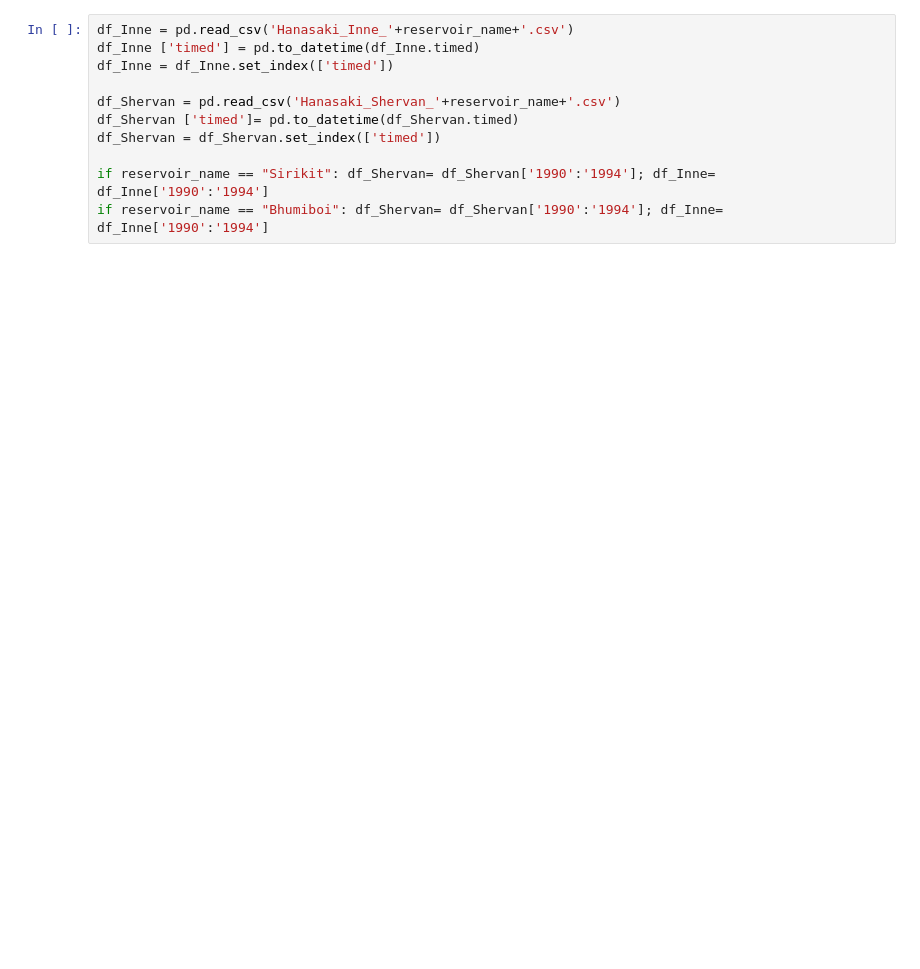
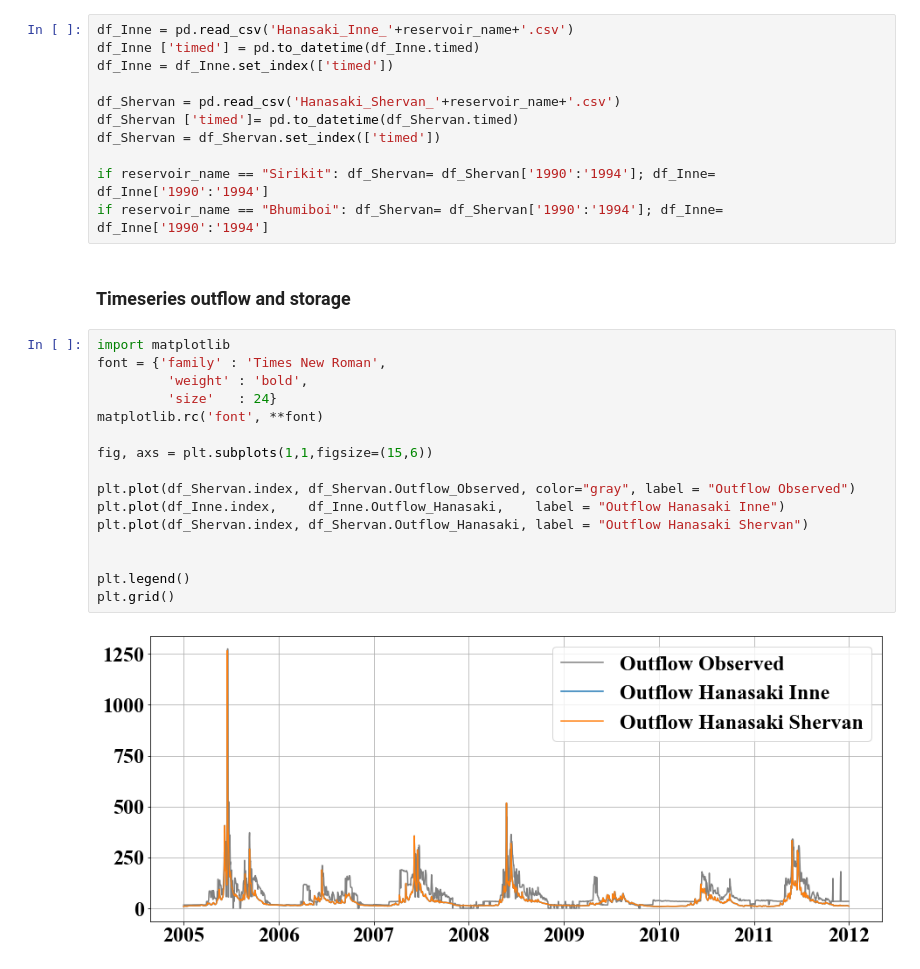
Before and after one commit to ShervanGharari/lake_models_python, a Jupyter notebook: Hanasaki/plotting.ipynb, the cells around one changed output. Saved outputs shown, nothing was run; the diff lists cells and outputs as text; blank space fills up the shorter version.

```diff
--- a/Hanasaki/plotting.ipynb
+++ b/Hanasaki/plotting.ipynb
@@ -20,6 +21,26 @@ df_Shervan = df_Shervan.set_index(['timed'])
 
 if reservoir_name == "Sirikit": df_Shervan= df_Shervan['1990':'1994']; df_Inne= df_Inne['1990':'1994']
 if reservoir_name == "Bhumiboi": df_Shervan= df_Shervan['1990':'1994']; df_Inne= df_Inne['1990':'1994']
+# %% [markdown]
+### Timeseries outflow and storage
+# %%
+import matplotlib
+font = {'family' : 'Times New Roman',
+         'weight' : 'bold',
+         'size'   : 24}
+matplotlib.rc('font', **font)
+
+fig, axs = plt.subplots(1,1,figsize=(15,6))
+
+plt.plot(df_Shervan.index, df_Shervan.Outflow_Observed, color="gray", label = "Outflow Observed")
+plt.plot(df_Inne.index,    df_Inne.Outflow_Hanasaki,    label = "Outflow Hanasaki Inne")
+plt.plot(df_Shervan.index, df_Shervan.Outflow_Hanasaki, label = "Outflow Hanasaki Shervan")
+
+
+plt.legend()
+plt.grid()
+# %% [output]
+[figure, added]
 # %%
 import matplotlib
 font = {'family' : 'Times New Roman',
```
Also changed, not shown: parts of 5 cells of this notebook.
